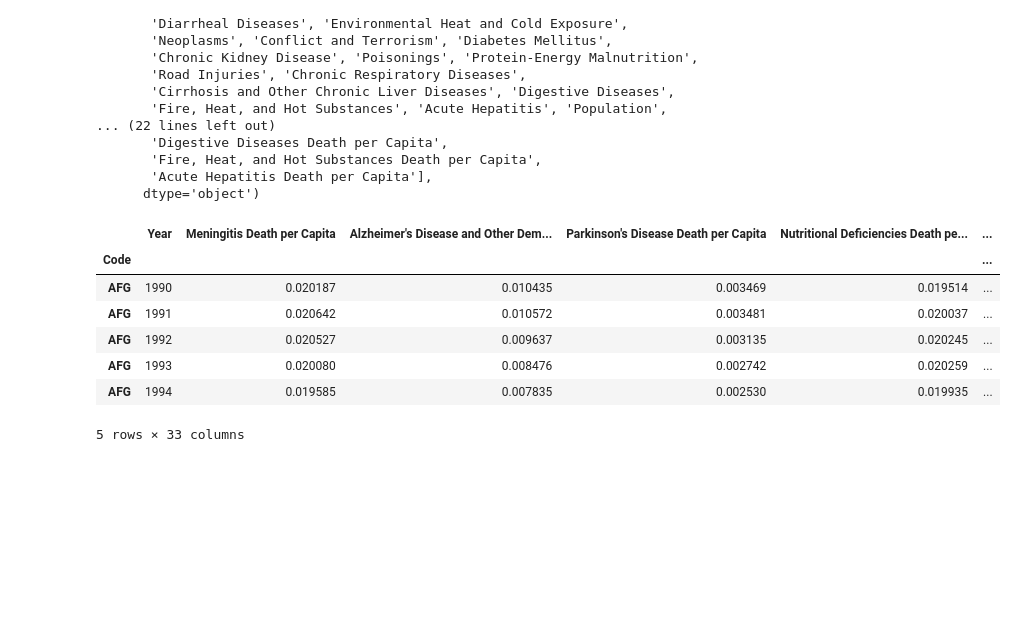
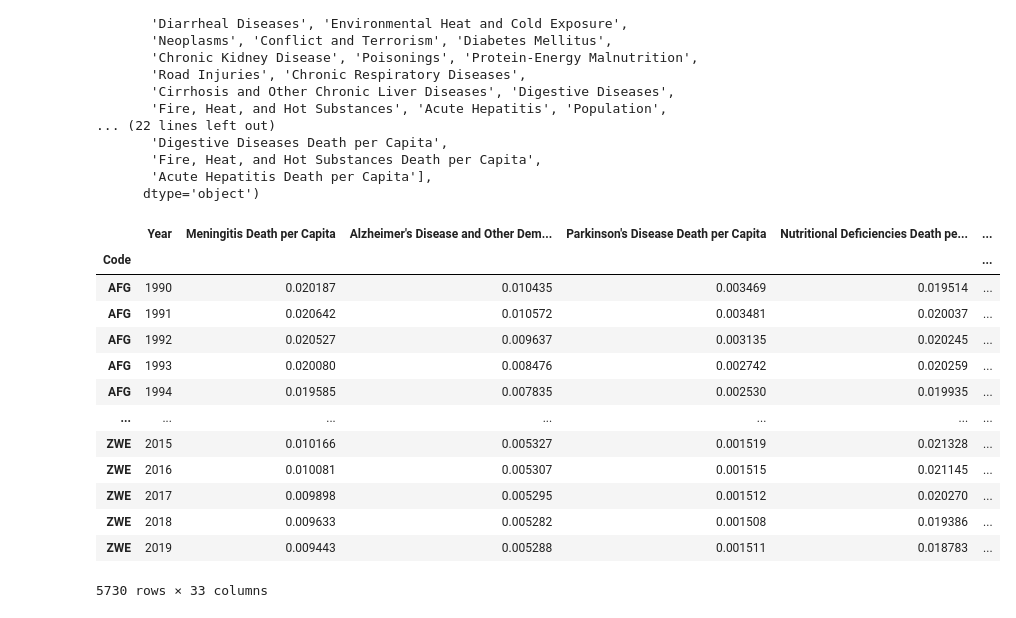
Before and after one commit to JoeyForgetabbait/Common-Causes-of-Death-, a Jupyter notebook: Cause of Death Analysis/CommonCausesofDeath.ipynb, the cells around one changed output. Drawn from its saved outputs; the diff is of its cells as text; code cells hidden in the pictures; blank space fills up the shorter version.

```diff
--- a/Cause of Death Analysis/CommonCausesofDeath.ipynb
+++ b/Cause of Death Analysis/CommonCausesofDeath.ipynb
@@ -36,13 +48,15 @@ Aid_df=Aid_df[['Year','Country/Territory','Code','Country Income Category','Curr
 
 
 #merging
+cause_pop_df=Cause_df.merge(pop_data_df,on=['Code','Year'])
 Cause_aid_df = Cause_df.merge(Aid_df, on = ['Code', 'Year', 'Country/Territory'])
 
 Cause_aid_df.head()
 cause_aid_pop_df=Cause_aid_df.merge(pop_data_df,on=['Code','Year'])
 
+cause_pop_df.to_csv('Resources/cause_pop.csv')
 cause_aid_pop_df.to_csv('Resources/cause_aid_pop.csv')
-cause_aid_pop_df.head()
+cause_aid_pop_df
 # %% [output]
 |  | Country/Territory | Code | Year | Meningitis | Alzheimer's Disease and Other Dem... | Parkinson's Disease | ... |
 | 0 | Afghanistan | AFG | 1990 | 2159 | 1116 | 371 | ... |
@@ -200,7 +246,7 @@ bottom_death_country_year
 4584 rows × 5 columns
 # %%
 #making a df for deaths per capita
-per_capita_death_df=cause_aid_pop_df[['Code','Year','Meningitis',
+per_capita_death_df=cause_pop_df[['Code','Year','Meningitis',
        "Alzheimer's Disease and Other Dementias", "Parkinson's Disease",
        'Nutritional Deficiencies', 'Malaria', 'Drowning',
        'Interpersonal Violence', 'Maternal Disorders', 'HIV/AIDS',
@@ -234,0 +281,15 @@ display(per_capita_death_df)
+# %%
+#for a per captia population by aid correlation.
+
+percapita_aid_pop_df=cause_aid_pop_df[['Code','Population','Current Amount of Aid Given by US ($USD)']].set_index("Code")
+
+#need to itterate over the columns and divide each death column by the population i would assume its some sort of for loop
+# per_capita_death_df['Meningitis Death per Capita']=per_capita_death_df['Meningitis']/per_capita_death_df['Population']
+#display(per_capita_death_df)
+
+#adding columns for death per capita for each cause of death and the data in those new columns
+clm_list=percapita_aid_pop_df.columns.values
+for column in clm_list[1:(len(clm_list)-1)]:
+    percapita_aid_pop_df[f'{column} Current Amount of Aid Given by US ($USD)']=percapita_aid_pop_df[column]/percapita_aid_pop_df['Population']*100
+
+percapita_aid_pop_df.columns
@@ -259,39 +322,46 @@ Index(['Year', 'Meningitis', 'Alzheimer's Disease and Other Dementias',
       dtype='object')
 # %%
 #create a new df with just death per capita stats
-death_per_capita_df=per_capita_death_df[['Year','Meningitis Death per Capita',
+death_per_capita_list=['Year','Meningitis Death per Capita',
        "Alzheimer's Disease and Other Dementias Death per Capita",
        "Parkinson's Disease Death per Capita",
        'Nutritional Deficiencies Death per Capita', 'Malaria Death per Capita',
        'Drowning Death per Capita', 'Interpersonal Violence Death per Capita',
        'Maternal Disorders Death per Capita', 'HIV/AIDS Death per Capita',
        'Drug Use Disorders Death per Capita', 'Tuberculosis Death per Capita',
        'Cardiovascular Diseases Death per Capita',
        'Lower Respiratory Infections Death per Capita',
        'Neonatal Disorders Death per Capita',
        'Alcohol Use Disorders Death per Capita', 'Self-harm Death per Capita',
        'Exposure to Forces of Nature Death per Capita',
        'Diarrheal Diseases Death per Capita',
        'Environmental Heat and Cold Exposure Death per Capita',
        'Neoplasms Death per Capita', 'Conflict and Terrorism Death per Capita',
        'Diabetes Mellitus Death per Capita',
        'Chronic Kidney Disease Death per Capita',
        'Poisonings Death per Capita',
        'Protein-Energy Malnutrition Death per Capita',
        'Road Injuries Death per Capita',
        'Chronic Respiratory Diseases Death per Capita',
        'Cirrhosis and Other Chronic Liver Diseases Death per Capita',
        'Digestive Diseases Death per Capita',
        'Fire, Heat, and Hot Substances Death per Capita',
-       'Acute Hepatitis Death per Capita','Population']]
-death_per_capita_df.head(5)
+       'Acute Hepatitis Death per Capita','Population']
+death_per_capita_df=per_capita_death_df[death_per_capita_list]
+death_per_capita_df
 # %% [output]
 |  | Year | Meningitis Death per Capita | Alzheimer's Disease and Other Dem... | Parkinson's Disease Death per Capita | Nutritional Deficiencies Death pe... | ... |
 | Code |  |  |  |  |  | ... |
 | AFG | 1990 | 0.020187 | 0.010435 | 0.003469 | 0.019514 | ... |
 | AFG | 1991 | 0.020642 | 0.010572 | 0.003481 | 0.020037 | ... |
 | AFG | 1992 | 0.020527 | 0.009637 | 0.003135 | 0.020245 | ... |
 | AFG | 1993 | 0.020080 | 0.008476 | 0.002742 | 0.020259 | ... |
 | AFG | 1994 | 0.019585 | 0.007835 | 0.002530 | 0.019935 | ... |
+| ... | ... | ... | ... | ... | ... | ... |
+| ZWE | 2015 | 0.010166 | 0.005327 | 0.001519 | 0.021328 | ... |
+| ZWE | 2016 | 0.010081 | 0.005307 | 0.001515 | 0.021145 | ... |
+| ZWE | 2017 | 0.009898 | 0.005295 | 0.001512 | 0.020270 | ... |
+| ZWE | 2018 | 0.009633 | 0.005282 | 0.001508 | 0.019386 | ... |
+| ZWE | 2019 | 0.009443 | 0.005288 | 0.001511 | 0.018783 | ... |
-5 rows × 33 columns
+5730 rows × 33 columns
 # %%
```
Also changed, not shown: parts of 35 cells of this notebook.
